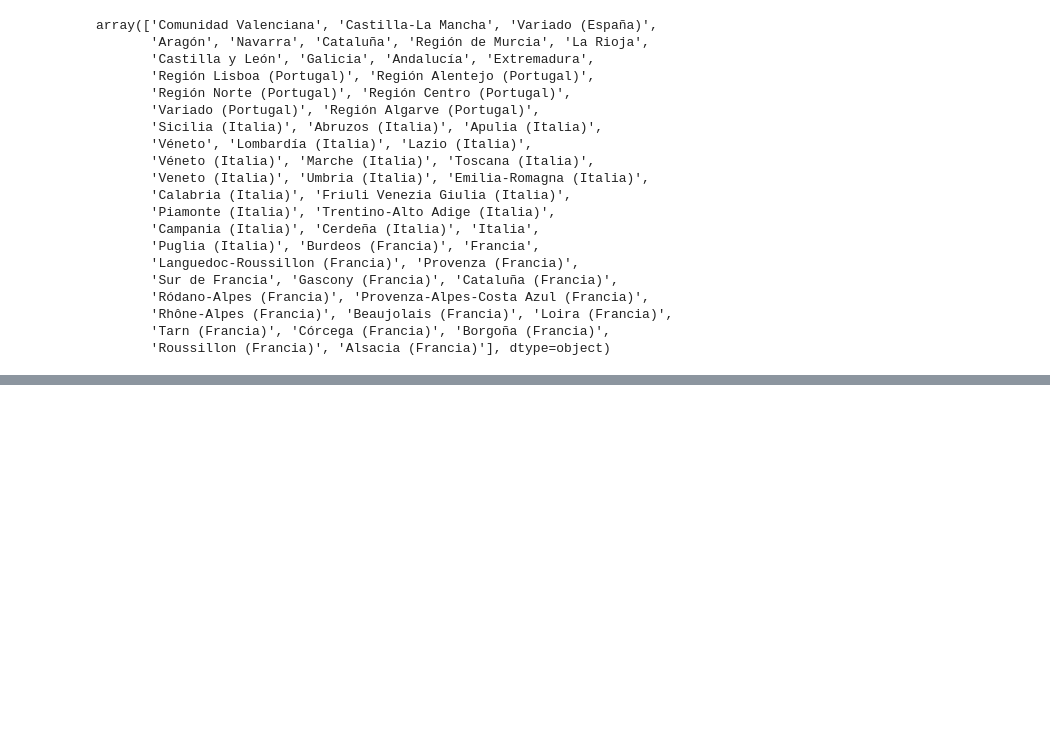
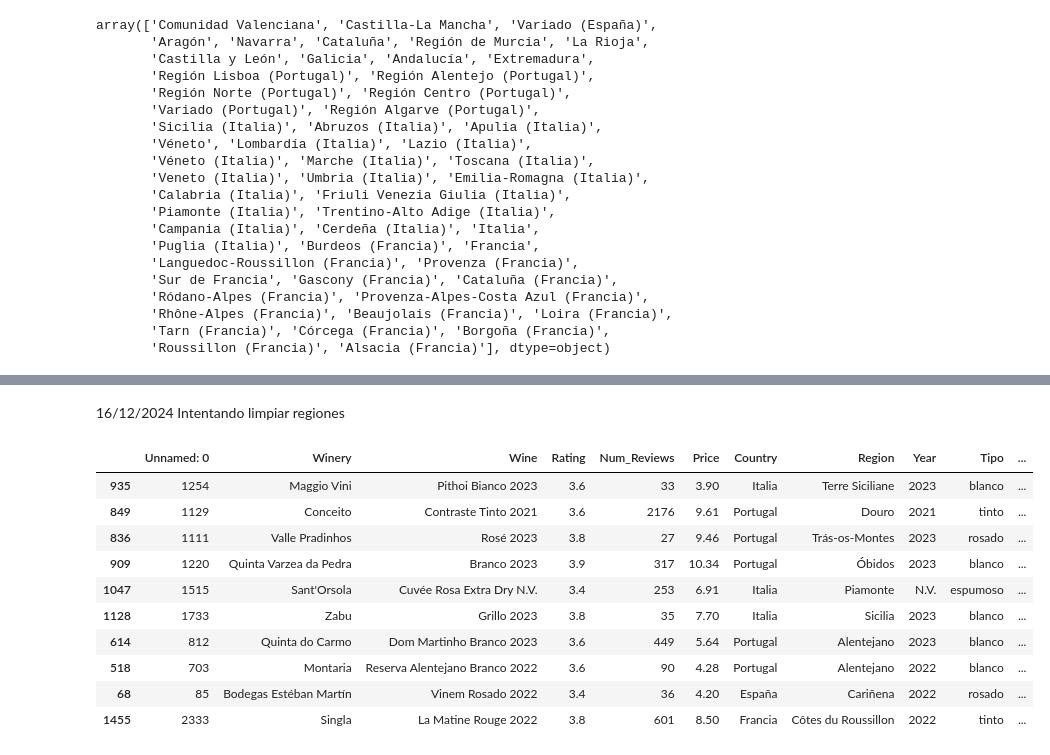
Before and after one commit to Yolanda-Ser/project-da-promo-k-modulo-4-team-1-, a Jupyter notebook: datos_vinos.ipynb, the cells around one changed output, grey strips where cells are left out. Cells and saved outputs as stored; diff of their text form; code cells hidden in the pictures; blank space fills up the shorter version.

```diff
--- a/datos_vinos.ipynb
+++ b/datos_vinos.ipynb
@@ -923,0 +966,2 @@ array(['Comunidad Valenciana', 'Castilla-La Mancha', 'Variado (España)',
+# %% [markdown]
+16/12/2024 Intentando limpiar regiones
@@ -923,0 +1129,14 @@ array(['Comunidad Valenciana', 'Castilla-La Mancha', 'Variado (España)',
+# %%
+df1.sample(10)
+# %% [output]
+|  | Unnamed: 0 | Winery | Wine | Rating | Num_Reviews | Price | Country | Region | Year | Tipo | ... |
+| 935 | 1254 | Maggio Vini | Pithoi Bianco 2023 | 3.6 | 33 | 3.90 | Italia | Terre Siciliane | 2023 | blanco | ... |
+| 849 | 1129 | Conceito | Contraste Tinto 2021 | 3.6 | 2176 | 9.61 | Portugal | Douro | 2021 | tinto | ... |
+| 836 | 1111 | Valle Pradinhos | Rosé 2023 | 3.8 | 27 | 9.46 | Portugal | Trás-os-Montes | 2023 | rosado | ... |
+| 909 | 1220 | Quinta Varzea da Pedra | Branco 2023 | 3.9 | 317 | 10.34 | Portugal | Óbidos | 2023 | blanco | ... |
+| 1047 | 1515 | Sant'Orsola | Cuvée Rosa Extra Dry N.V. | 3.4 | 253 | 6.91 | Italia | Piamonte | N.V. | espumoso | ... |
+| 1128 | 1733 | Zabu | Grillo 2023 | 3.8 | 35 | 7.70 | Italia | Sicilia | 2023 | blanco | ... |
+| 614 | 812 | Quinta do Carmo | Dom Martinho Branco 2023 | 3.6 | 449 | 5.64 | Portugal | Alentejano | 2023 | blanco | ... |
+| 518 | 703 | Montaria | Reserva Alentejano Branco 2022 | 3.6 | 90 | 4.28 | Portugal | Alentejano | 2022 | blanco | ... |
+| 68 | 85 | Bodegas Estéban Martín | Vinem Rosado 2022 | 3.4 | 36 | 4.20 | España | Cariñena | 2022 | rosado | ... |
+| 1455 | 2333 | Singla | La Matine Rouge 2022 | 3.8 | 601 | 8.50 | Francia | Côtes du Roussillon | 2022 | tinto | ... |
```
Also changed, not shown: parts of 12 cells of this notebook, 2 other files.
